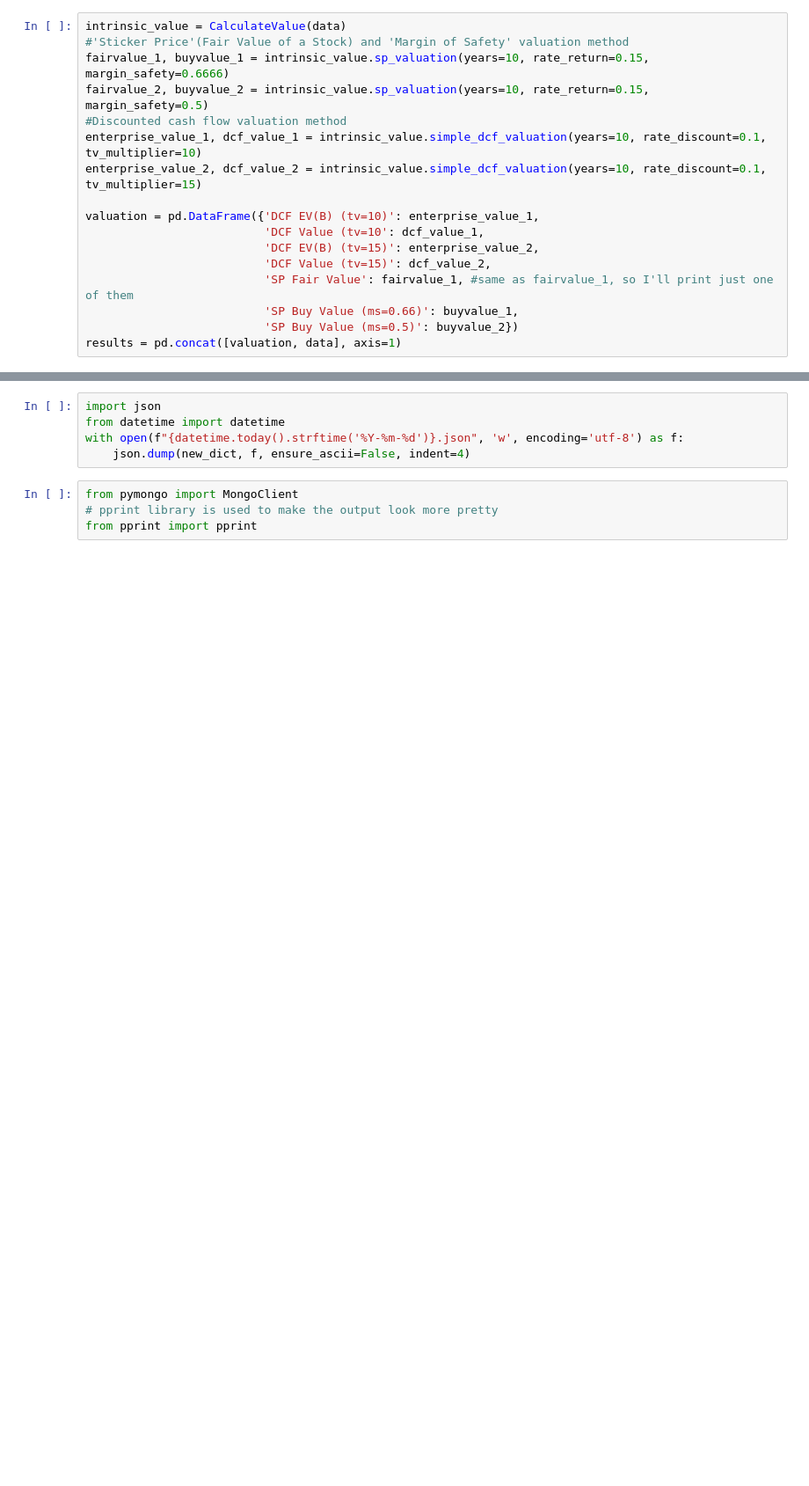
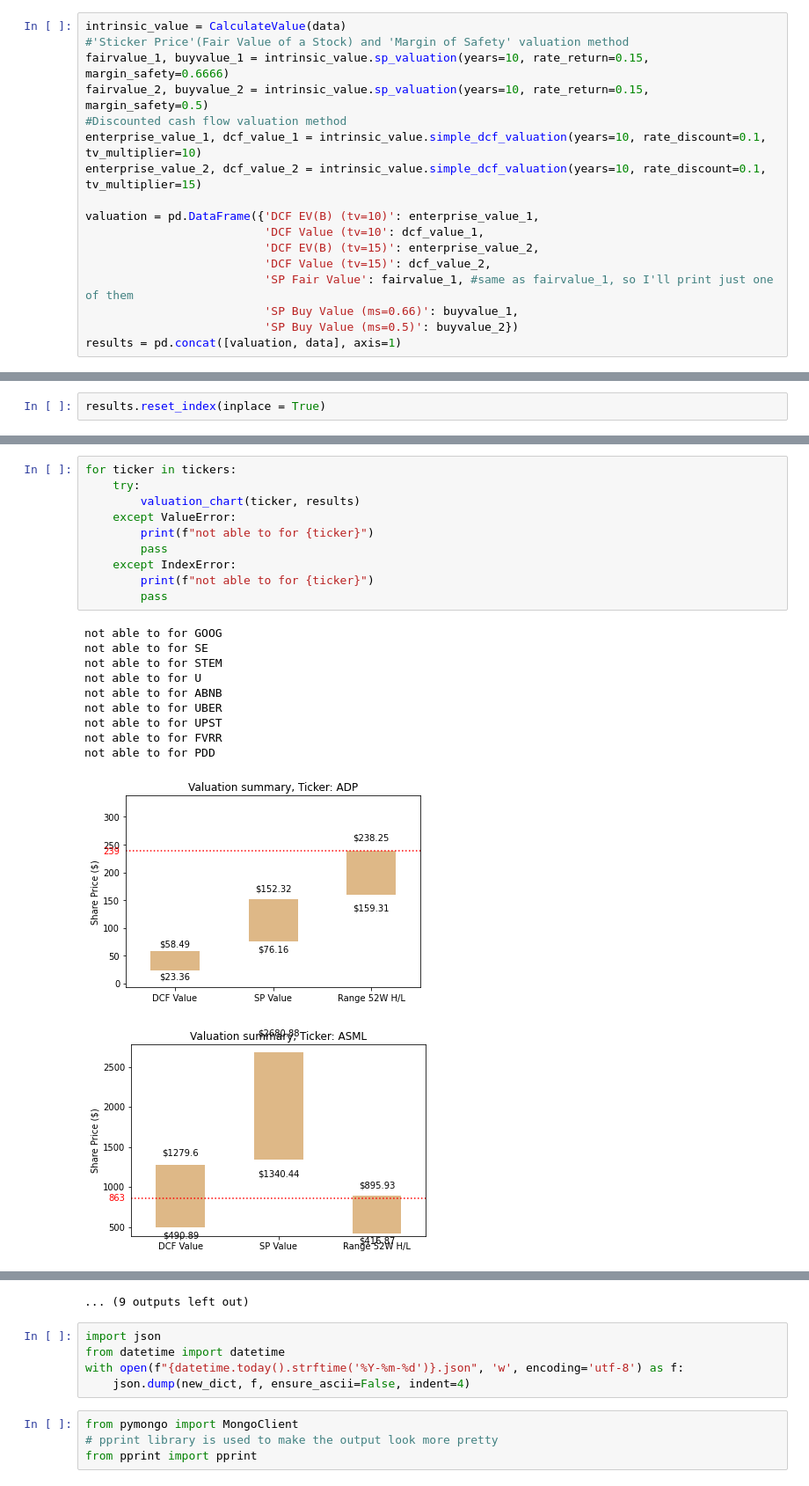
Before and after one commit to Michiel-DK/iex, a Jupyter notebook: finviz_final.ipynb, the cells around one changed output, grey strips where cells are left out. Shown at 88% size. Cells and saved outputs as stored; diff of their text form; blank space fills up the shorter version.

```diff
--- a/finviz_final.ipynb
+++ b/finviz_final.ipynb
@@ -394,0 +383,2 @@ results
+# %%
+results.reset_index(inplace = True)
@@ -394,0 +495,22 @@ results
+# %%
+for ticker in tickers:
+    try:
+        valuation_chart(ticker, results)
+    except ValueError:
+        print(f"not able to for {ticker}")
+        pass
+    except IndexError:
+        print(f"not able to for {ticker}")
+        pass
+# %% [output]
+not able to for GOOG
+not able to for SE
+not able to for STEM
+not able to for U
+not able to for ABNB
+not able to for UBER
+not able to for UPST
+not able to for FVRR
+not able to for PDD
+[figure, added]
+[figure, added]
@@ -395,3 +526,4 @@ results
+... (9 outputs left out)
 # %%
 import json
 from datetime import datetime
```
Also changed, not shown: parts of 17 cells of this notebook, 2 other files.
